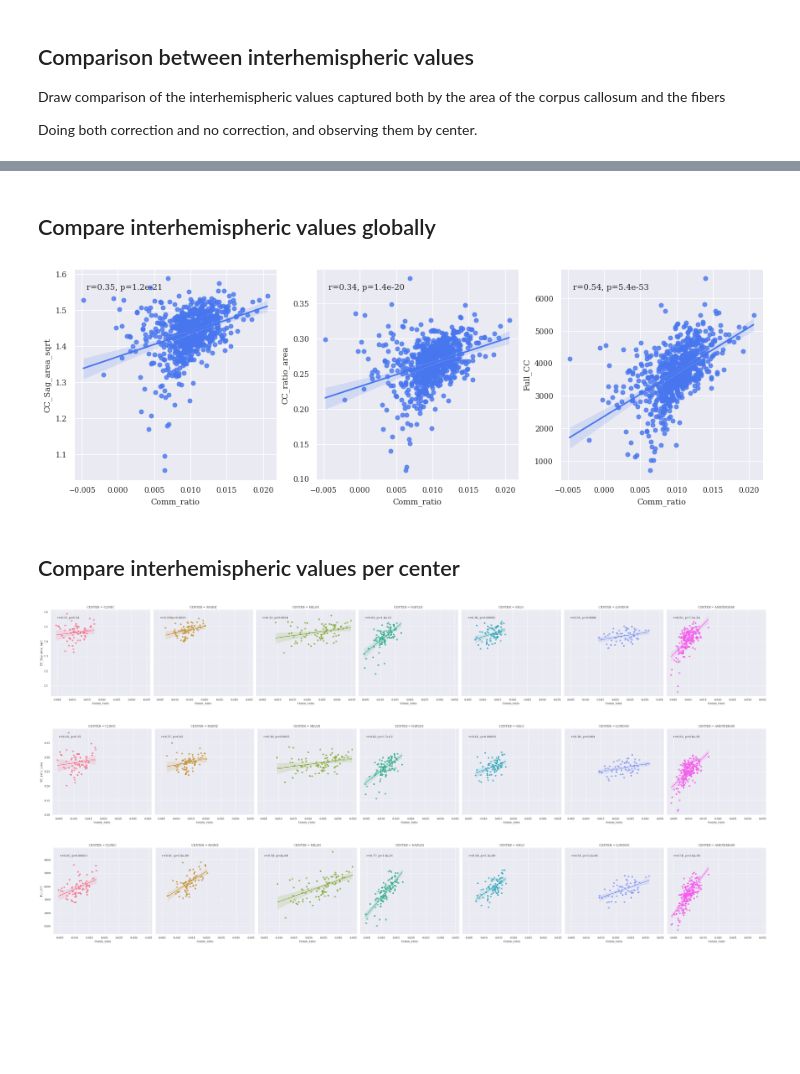
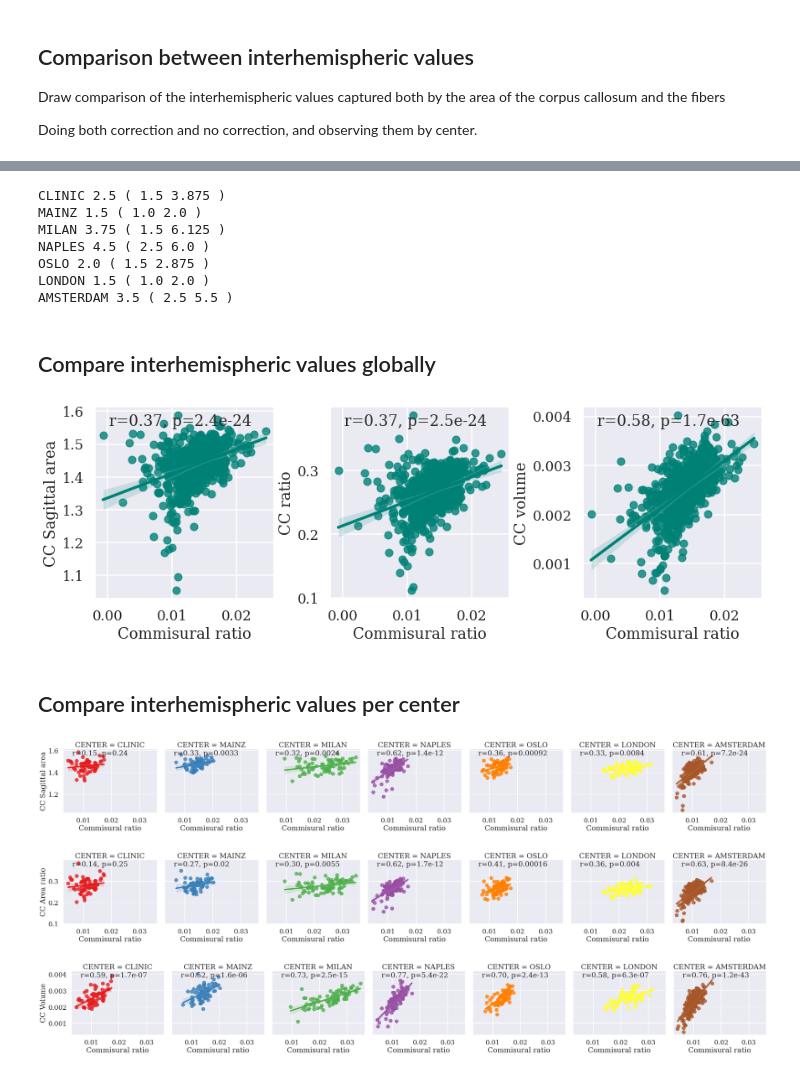
Before and after one commit to GerardMJuan/GraphNetworkMarkers, a Jupyter notebook: PAPER_FIGURES_TABLES/Fig_Comparison_inter.ipynb, the cells around one changed output, grey strips where cells are left out. Drawn from its saved outputs; the diff is of its cells as text; code cells hidden in the pictures; blank space fills up the shorter version.

```diff
--- a/PAPER_FIGURES_TABLES/Fig_Comparison_inter.ipynb
+++ b/PAPER_FIGURES_TABLES/Fig_Comparison_inter.ipynb
@@ -21,7 +21,7 @@ warnings.filterwarnings("ignore")
 
 from load_data import load_data
 # %%
-sns.set(style='darkgrid', context='paper', palette='Set1', font="serif")
+sns.set(style='darkgrid', context='talk', palette='Set1', font="serif")
 # %%
 # Hue colors order and names
 # auxiliar dict to put correct order in the figure
@@ -50,3 +59,18 @@ df_merged = load_data()
+# %%
+len(df_merged)
+
+# print for each center, the interquartile range of EDSS. Do it in the format median (25% IQR, 75% IQR)
+for center in df_merged.CENTER.unique():
+    df_center = df_merged[df_merged.CENTER == center]
+    print(center, df_center.EDSS.median(), "(", df_center.EDSS.quantile(0.25), df_center.EDSS.quantile(0.75), ")")
+# %% [output]
+CLINIC 2.5 ( 1.5 3.875 )
+MAINZ 1.5 ( 1.0 2.0 )
+MILAN 3.75 ( 1.5 6.125 )
+NAPLES 4.5 ( 2.5 6.0 )
+OSLO 2.0 ( 1.5 2.875 )
+LONDON 1.5 ( 1.0 2.0 )
+AMSTERDAM 3.5 ( 2.5 5.5 )
 # %% [markdown]
 ## Compare interhemispheric values globally
 # %%
@@ -87,7 +111,7 @@ def annotate_axis(col1, col2, data, ax, label, level=0):
 
 # fer un subplot 2x1.
 # i fer que cada un siguin les figures.
-sns.set(style='darkgrid', context='paper', palette='turbo', font="serif")
+sns.set(style='darkgrid', context='talk', palette='turbo', font="serif")
 f, axes = plt.subplots(1, 3, figsize=(12,4), constrained_layout=True)
 axes = axes.ravel()
 
@@ -98,39 +122,55 @@ y1 = "Comm_ratio"
 y2 = "CC_ratio_area"
 
 z1 = "Comm_ratio"
-z2 = "Full_CC"
+z2 = "Comm_ratio_approx"
 
 df_corrected = df_merged.copy()
 
 for var in [x1,x2,y1,y2,z1,z2]:
-    to_correct_for = 'C(CENTER)'# + AGE + C(SEX)'
+    to_correct_for = 'C(CENTER) + AGE + C(SEX)'
     results = smf.ols(f'{x1} ~ {to_correct_for}', data=df_corrected).fit()
     df_corrected[f"{x1}"] = results.resid + results.params.Intercept
 
 
-sns.regplot(x=x1, y=x2, data=df_corrected, marker='o', ax=axes[0])
+sns.regplot(x=x1, y=x2, data=df_corrected, marker='o', color='#008176', ax=axes[0])
 annotate_axis(x1, x2, df_corrected, axes[0], "", 0)
 
-sns.regplot(x=y1, y=y2, data=df_corrected, marker='o', ax=axes[1])
+sns.regplot(x=y1, y=y2, data=df_corrected, marker='o', color='#008176', ax=axes[1])
 annotate_axis(y1, y2, df_corrected, axes[1], "", 0)
 
-sns.regplot(x=z1, y=z2, data=df_corrected, marker='o', ax=axes[2])
+sns.regplot(x=z1, y=z2, data=df_corrected, marker='o', color='#008176', ax=axes[2])
 annotate_axis(z1, z2, df_corrected, axes[2], "", 0)
 
-plt.savefig("/home/extop/GERARD/PAPERS/PAPER_COBRA/FIGURES/Inter_relation.pdf", dpi=300)
+# Rename the axis of the figure
+axes[0].set_xlabel("Commisural ratio")
+axes[0].set_ylabel("CC Sagittal area")
+
+axes[1].set_xlabel("Commisural ratio")
+axes[1].set_ylabel("CC ratio")
+
+axes[2].set_xlabel("Commisural ratio")
+axes[2].set_ylabel("CC volume")
+
+plt.savefig("/home/gerard/PAPERS/PAPER_COBRA/FIGURES/Inter_relation.pdf", dpi=300)
+plt.savefig("/home/gerard/PAPERS/PAPER_COBRA/BRAIN_SUBMISSION/FIGURES/Fig2_Inter_relation.png", dpi=300)
 # %% [output]
-[figure, old version]
+[figure, new version]
 # %% [markdown]
 ## Compare interhemispheric values per center
 # %%
+sns.set(style='darkgrid', context='poster', palette='Set1', font="serif")
+
 #LMplot
 ## Do it per center?
 q_list = [(x1, x2), (y1, y2), (z1, z2)]
+axis_labels = [("Commisural ratio", "CC Sagittal area"), ("Commisural ratio", "CC Area ratio"), ("Commisural ratio", "CC Volume")]
 
-for (q1, q2) in q_list:
+for (q1, q2), (x_label, y_label) in zip(q_list, axis_labels):
     g = sns.lmplot(data=df_merged, x=f"{q1}", y=f"{q2}", col="CENTER", hue="CENTER", sharex=True, sharey=True)
     g.map_dataframe(annotate, f"{q1}", f"{q2}", multihue=False)
+
+    g.set_axis_labels(x_label, y_label)
 # %% [output]
-[figure, old version]
+[figure, new version]
-[figure, old version]
+[figure, new version]
-[figure, old version]
+[figure, new version]
```
Also changed, not shown: parts of 1 cell of this notebook, 17 other files.
